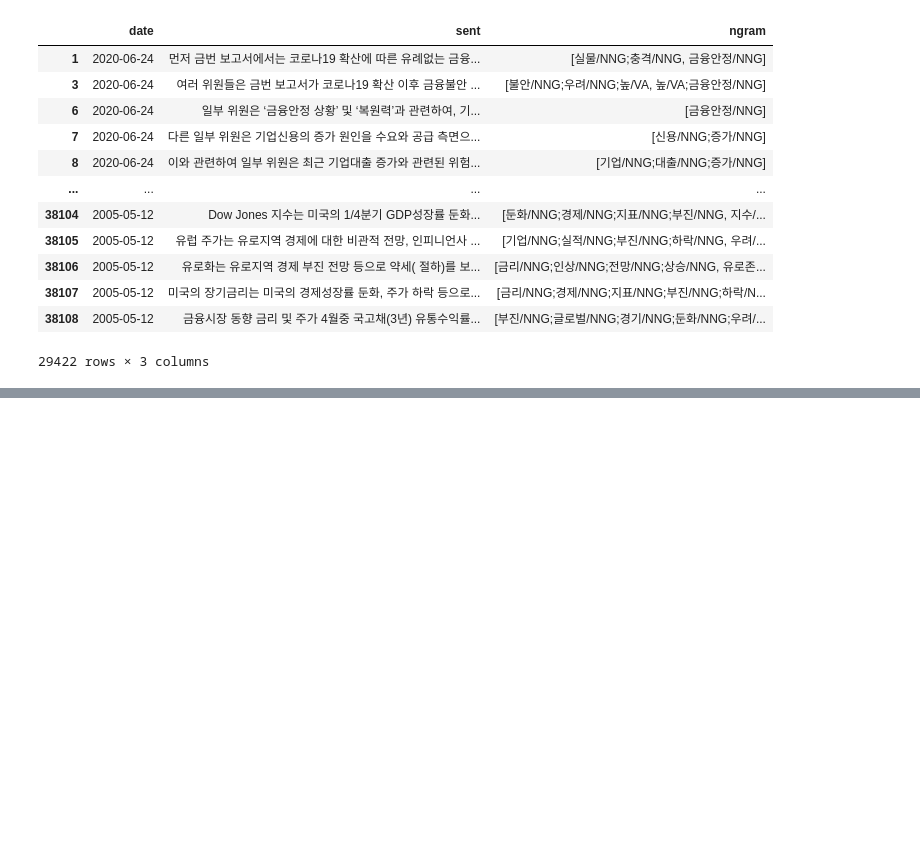
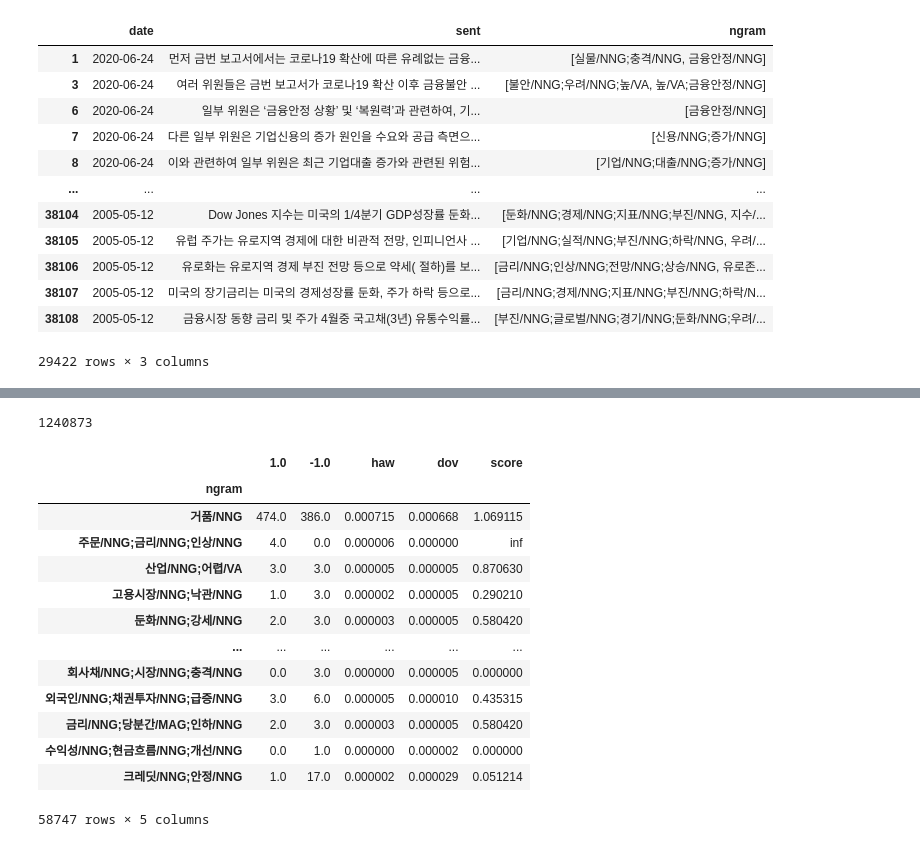
Before and after one commit to Dev-hottae/bok_project, a Jupyter notebook: a.ipynb, the cells around one changed output, grey strips where cells are left out. Cells and saved outputs as stored; diff of their text form; code cells hidden in the pictures; blank space fills up the shorter version.

```diff
--- a/a.ipynb
+++ b/a.ipynb
@@ -453,3 +453,6 @@ temp = list(map(lambda i : ','.join(i), final_df['ngram']))
 final_df['ngram'] = temp
 # %%
 final_df.reset_index()[['date','ngram']].to_json('test_ngram_datas.json')
+# %%
+import datetime
+train_data = ngram_df.iloc[(ngram_df.index >= datetime.date(2005,5,1)) & (ngram_df.index <= datetime.date(2017,12,31))]
@@ -455,0 +588,20 @@ final_df.reset_index()[['date','ngram']].to_json('test_ngram_datas.json')
+# %%
+nbc = NBC()
+nbc.add_data(train_data)
+nbc.polarity_score()
+# %% [output]
+1240873
+|  | 1.0 | -1.0 | haw | dov | score |
+| ngram |  |  |  |  |  |
+| 거품/NNG | 474.0 | 386.0 | 0.000715 | 0.000668 | 1.069115 |
+| 주문/NNG;금리/NNG;인상/NNG | 4.0 | 0.0 | 0.000006 | 0.000000 | inf |
+| 산업/NNG;어렵/VA | 3.0 | 3.0 | 0.000005 | 0.000005 | 0.870630 |
+| 고용시장/NNG;낙관/NNG | 1.0 | 3.0 | 0.000002 | 0.000005 | 0.290210 |
+| 둔화/NNG;강세/NNG | 2.0 | 3.0 | 0.000003 | 0.000005 | 0.580420 |
+| ... | ... | ... | ... | ... | ... |
+| 회사채/NNG;시장/NNG;충격/NNG | 0.0 | 3.0 | 0.000000 | 0.000005 | 0.000000 |
+| 외국인/NNG;채권투자/NNG;급증/NNG | 3.0 | 6.0 | 0.000005 | 0.000010 | 0.435315 |
+| 금리/NNG;당분간/MAG;인하/NNG | 2.0 | 3.0 | 0.000003 | 0.000005 | 0.580420 |
+| 수익성/NNG;현금흐름/NNG;개선/NNG | 0.0 | 1.0 | 0.000000 | 0.000002 | 0.000000 |
+| 크레딧/NNG;안정/NNG | 1.0 | 17.0 | 0.000002 | 0.000029 | 0.051214 |
+58747 rows × 5 columns
```
Also changed, not shown: parts of 47 cells of this notebook, 1 other file.
